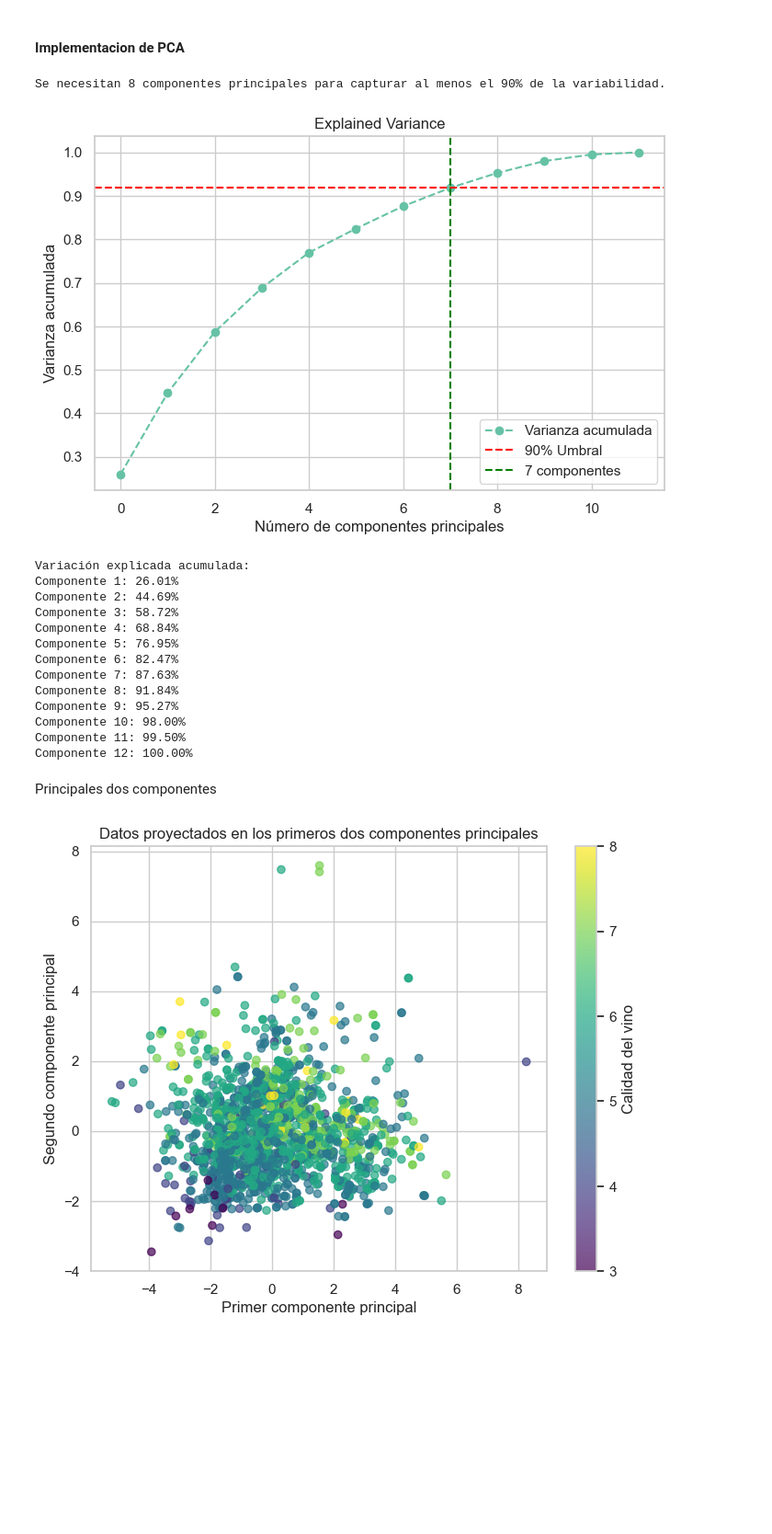
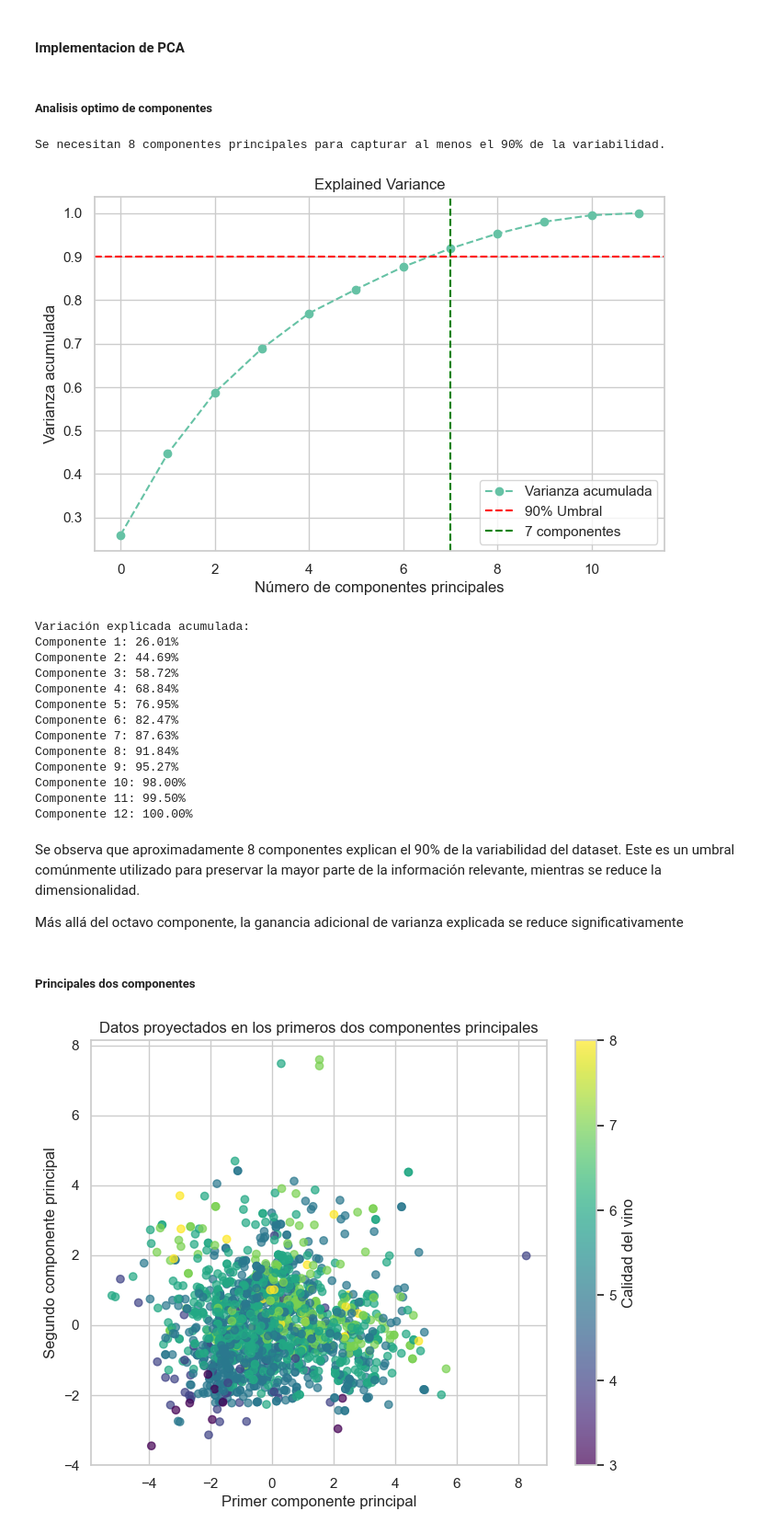
Before and after one commit to gillopy/PCA-Core-, a Jupyter notebook: Reducción de dimensionalidad - PCA (Core).ipynb, the cells around one changed output. Shown at 92% size. Saved outputs shown, nothing was run; the diff lists cells and outputs as text; code cells hidden in the pictures; blank space fills up the shorter version.

Commit message:
explicaciones imagenes

```diff
--- a/Reducción de dimensionalidad - PCA (Core).ipynb
+++ b/Reducción de dimensionalidad - PCA (Core).ipynb
@@ -354,35 +409,37 @@ Media por característica (aproximadamente 0): [ 3.55493551e-16  1.73303106e-16
 Desviación estándar por característica (aproximadamente 1): [1. 1. 1. 1. 1.]
 # %% [markdown]
 #### **Implementacion de PCA**
+# %% [markdown]
+##### **Analisis optimo de componentes**
 # %%
 # 3. Implementar PCA para reducir la dimensionalidad
 pca = PCA()
 X_pca = pca.fit_transform(X_scaled)
 
 # Determinar cuántos componentes principales se necesitan para capturar el 90% de la variabilidad
 cumulative_variance = np.cumsum(pca.explained_variance_ratio_)
 n_components = np.argmax(cumulative_variance >= 0.90) + 1
 print(f"Se necesitan {n_components} componentes principales para capturar al menos el 90% de la variabilidad.")
 
 # 4. Visualizar la varianza explicada por cada componente
 plt.figure(figsize=(8, 5))
 plt.plot(cumulative_variance, marker='o', linestyle='--', label='Varianza acumulada')
-plt.axhline(y=0.92, color='r', linestyle='--', label='90% Umbral')
+plt.axhline(y=0.9, color='r', linestyle='--', label='90% Umbral')
 plt.axvline(x=7, color='g', linestyle='--', label='7 componentes')
 plt.xlabel("Número de componentes principales")
 plt.ylabel("Varianza acumulada")
 plt.title("Explained Variance")
 plt.legend()
 plt.grid(True)
 plt.show()
 
 # Mostrar la varianza explicada acumulada para cada componente
 print("Variación explicada acumulada:")
 for i, variance in enumerate(cumulative_variance, 1):
     print(f"Componente {i}: {variance:.2%}")
 # %% [output]
 Se necesitan 8 componentes principales para capturar al menos el 90% de la variabilidad.
-[figure, old version]
+[figure, new version]
 Variación explicada acumulada:
 Componente 1: 26.01%
 Componente 2: 44.69%
@@ -396,8 +453,12 @@ Componente 9: 95.27%
 Componente 10: 98.00%
 Componente 11: 99.50%
 Componente 12: 100.00%
+# %% [markdown]
+Se observa que aproximadamente 8 componentes explican el 90% de la variabilidad del dataset. Este es un umbral comúnmente utilizado para preservar la mayor parte de la información relevante, mientras se reduce la dimensionalidad.
+
+Más allá del octavo componente, la ganancia adicional de varianza explicada se reduce significativamente
 # %% [markdown]
-Principales dos componentes
+##### **Principales dos componentes**
 # %%
 # 5. Visualizar los datos proyectados en los primeros dos componentes principales
 plt.figure(figsize=(8, 6))
```
Also changed, not shown: parts of 11 cells of this notebook.
